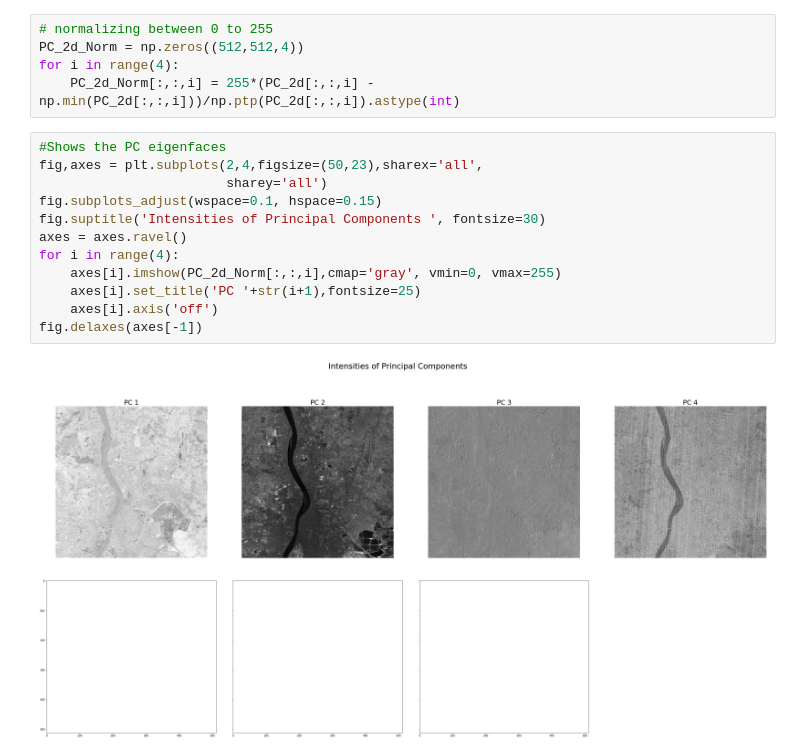
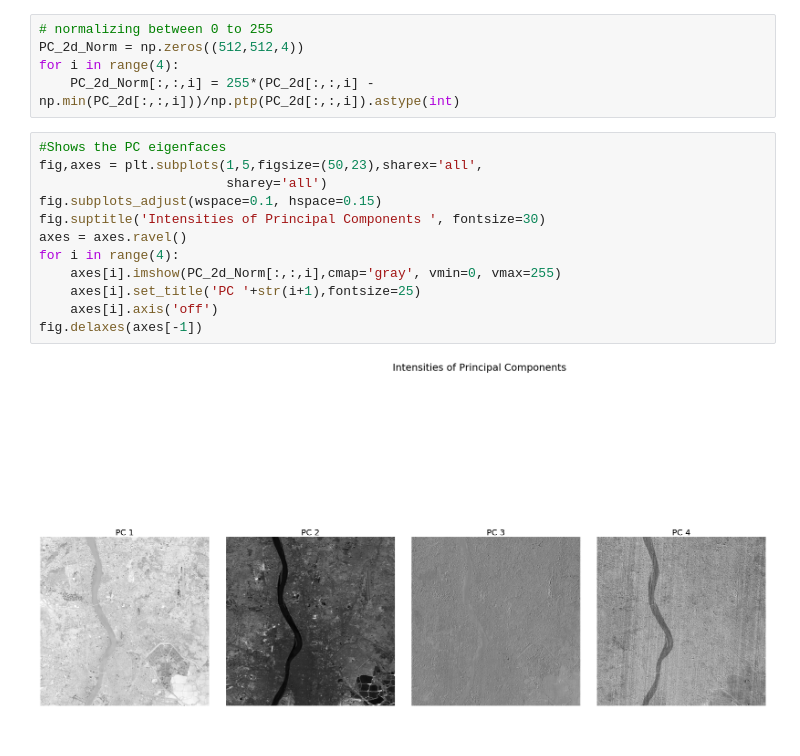
Before and after one commit to saumya-guptaa/ISCO-630E, a Jupyter notebook: Assignment 2/pca.ipynb, the cells around one changed output. Drawn from its saved outputs; the diff is of its cells as text.

```diff
--- a/Assignment 2/pca.ipynb
+++ b/Assignment 2/pca.ipynb
@@ -71,17 +71,17 @@ for i in range(4):
     PC_2d_Norm[:,:,i] = 255*(PC_2d[:,:,i] - np.min(PC_2d[:,:,i]))/np.ptp(PC_2d[:,:,i]).astype(int)
 # %%
 #Shows the PC eigenfaces
-fig,axes = plt.subplots(2,4,figsize=(50,23),sharex='all',
+fig,axes = plt.subplots(1,5,figsize=(50,23),sharex='all',
                         sharey='all')
 fig.subplots_adjust(wspace=0.1, hspace=0.15)
 fig.suptitle('Intensities of Principal Components ', fontsize=30)
 axes = axes.ravel()
 for i in range(4):
     axes[i].imshow(PC_2d_Norm[:,:,i],cmap='gray', vmin=0, vmax=255)
     axes[i].set_title('PC '+str(i+1),fontsize=25)
     axes[i].axis('off')
 fig.delaxes(axes[-1])
 # %% [output]
-[figure, old version]
+[figure, new version]
 # %%
 #Plot of original vs reduced final image
```
Also changed, not shown: parts of 1 cell of this notebook, 1 other file.
